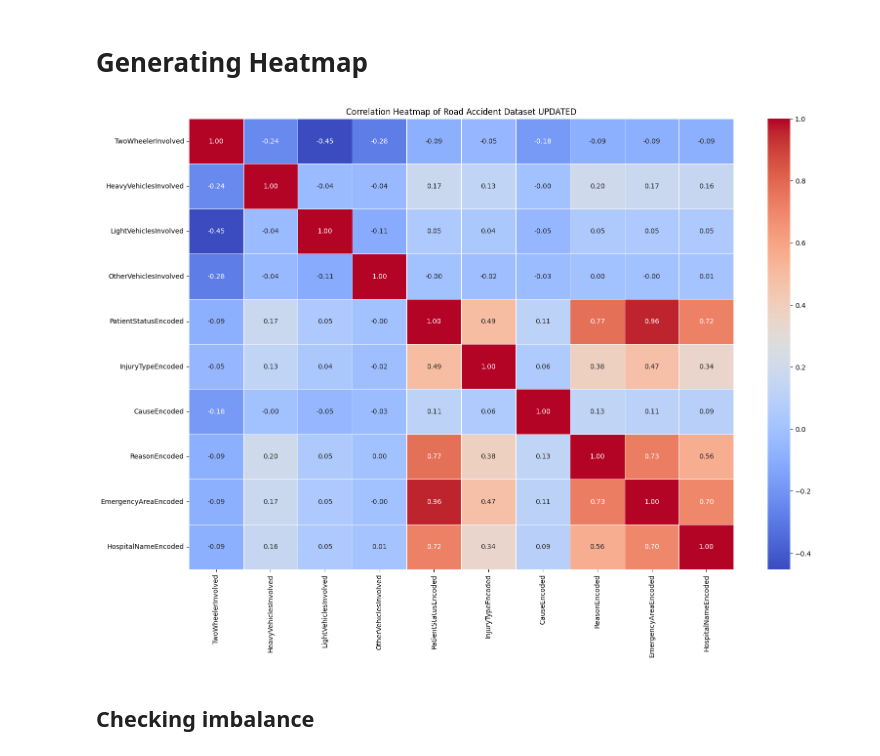
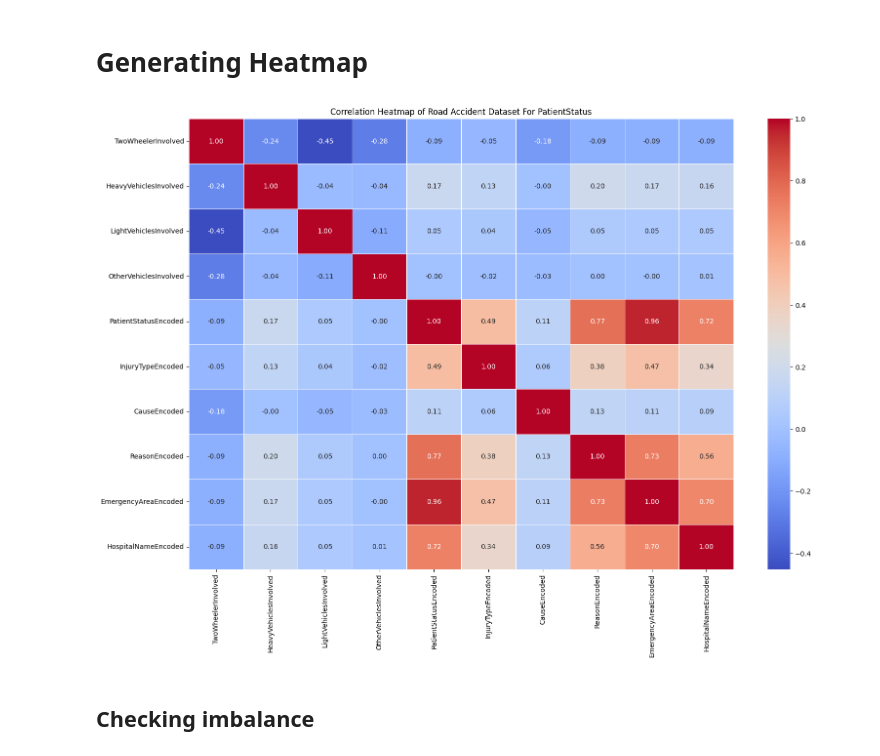
Before and after one commit to Shahrukhzx/CSE445-Project, a Jupyter notebook: InnovaTech.ipynb, the cells around one changed output. Saved outputs shown, nothing was run; the diff lists cells and outputs as text; code cells hidden in the pictures.

```diff
--- a/InnovaTech.ipynb
+++ b/InnovaTech.ipynb
@@ -327,6 +313,3 @@ dataset['EmergencyAreaEncoded'] = target_encoding('EmergencyArea', 'PatientStatu
-# %%
-# dropping the original columns
-dataset.drop(['InjuryType','Cause','Reason','EmergencyArea','PatientStatus'], axis=1, inplace=True)
 # %% [markdown]
 # Imputing values for HospitalName
 # %%
@@ -381,3 +341,0 @@ dataset['HospitalNameEncoded'] = target_encoding('HospitalName', 'PatientStatusE
-# %%
-# dropping the original columns
-dataset.drop(['HospitalName'], axis=1, inplace=True)
@@ -403,0 +384,3 @@ memory usage: 3.8 MB
+# %%
+# dropping the original columns
+dataset.drop(['InjuryType', 'Cause', 'Reason', 'EmergencyArea', 'PatientStatus', 'HospitalName'], axis=1, inplace=True)
@@ -405,15 +408,15 @@ memory usage: 3.8 MB
 # Generating Heatmap
 # %%
 # Compute the correlation matrix
-corr_matrix = scaled_dataset.corr()
+corr_matrix = dataset.corr()
 
 # Plot the correlation heatmap
 plt.figure(figsize=(18, 12))
 sns.heatmap(corr_matrix, annot=True, cmap='coolwarm', fmt='.2f', linewidths=0.5)
-plt.title('Correlation Heatmap of Road Accident Dataset UPDATED')
+plt.title('Correlation Heatmap of Road Accident Dataset For PatientStatus')
 plt.show()
 # %% [output]
-[figure, old version]
+[figure, new version]
 # %% [markdown]
 ## Checking imbalance
 # %%
```
Also changed, not shown: parts of 43 cells of this notebook, 1 other file.
